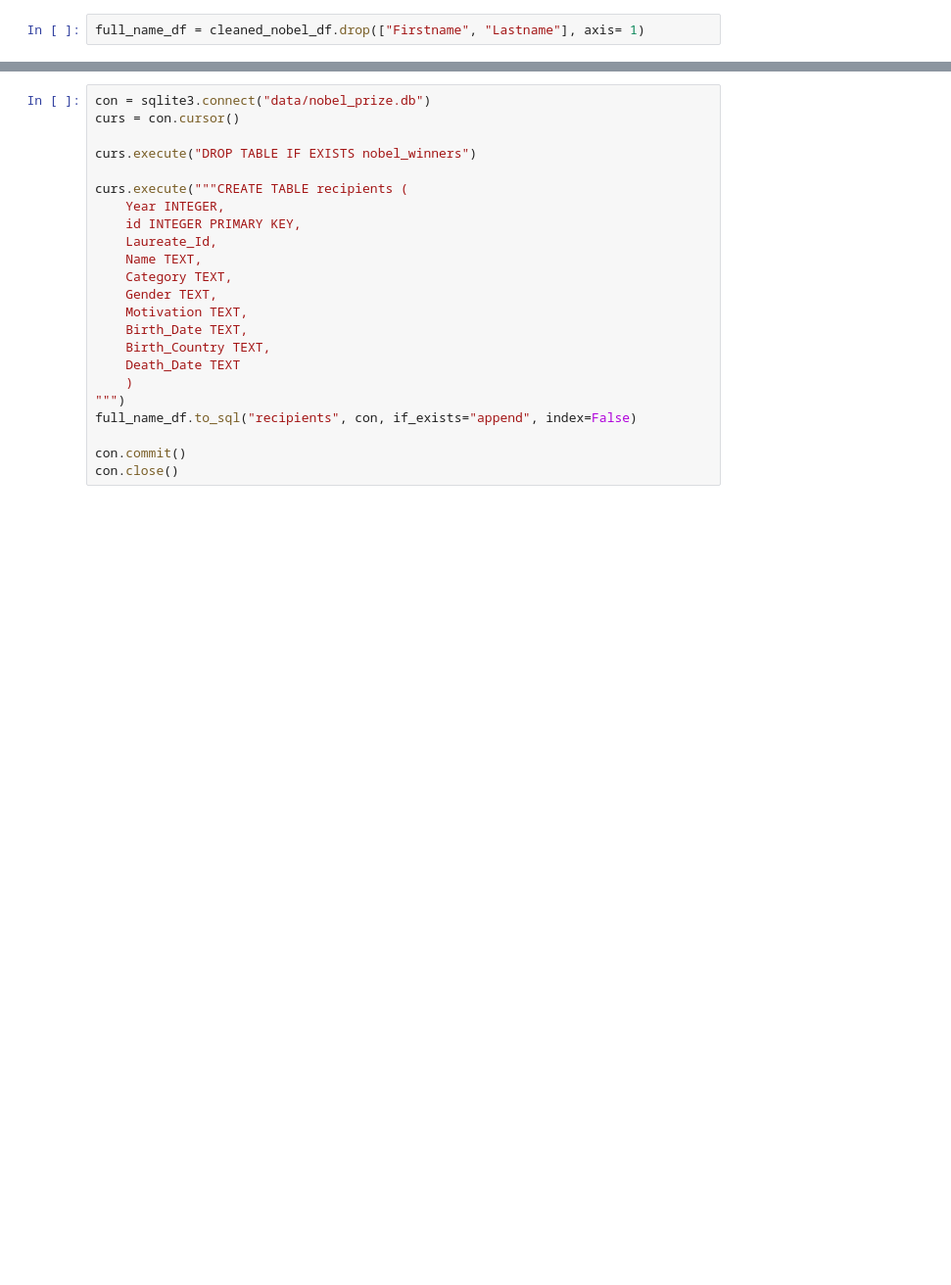
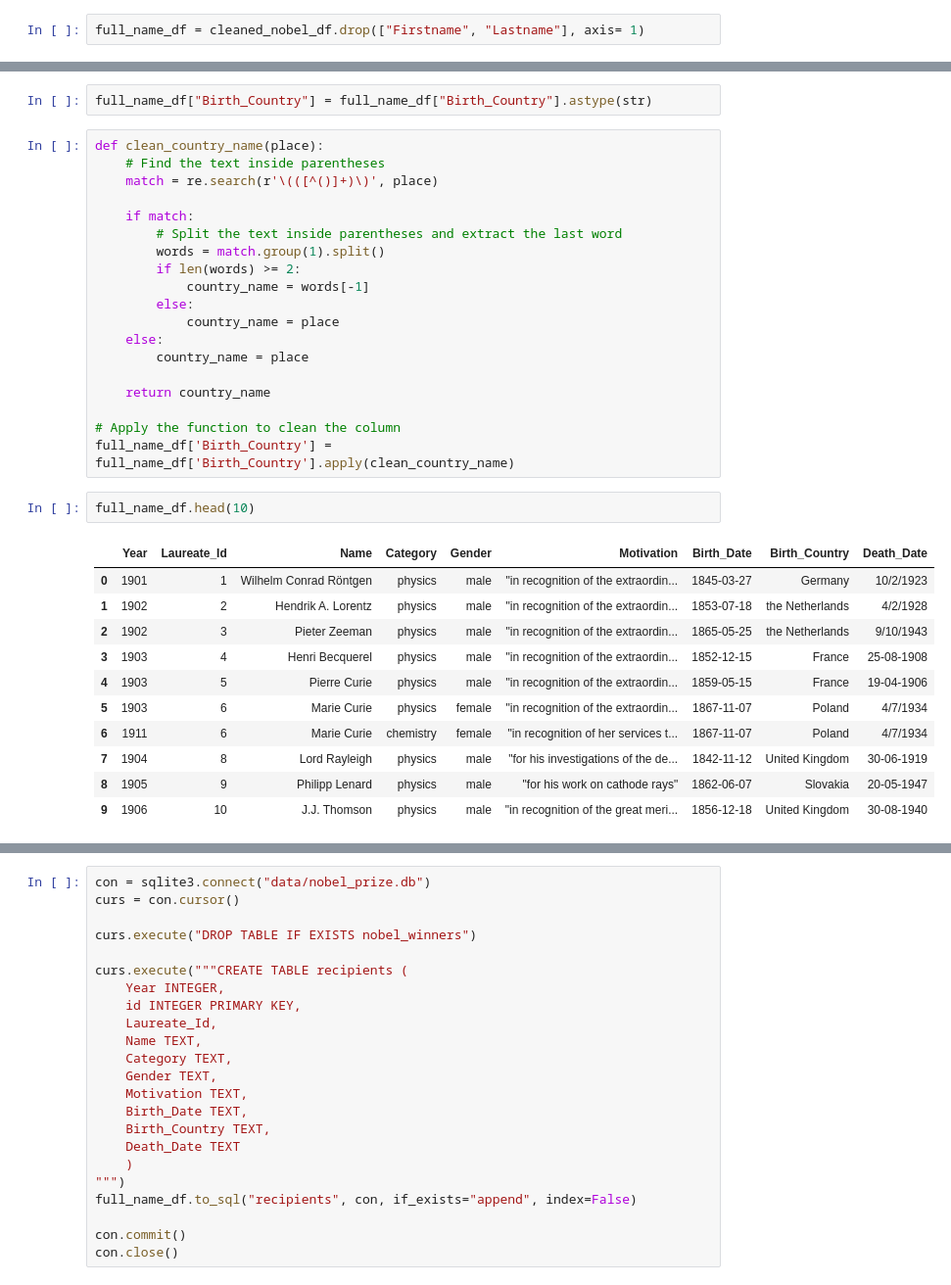
Before and after one commit to jbarbs44/Project-3, a Jupyter notebook: clean_up.ipynb, the cells around one changed output, grey strips where cells are left out. Shown at 98% size. Cells and saved outputs as stored; diff of their text form; blank space fills up the shorter version.

```diff
--- a/clean_up.ipynb
+++ b/clean_up.ipynb
@@ -48,3 +51,38 @@ full_name_df.head(10)
 | 7 | 1904 | 8 | Lord Rayleigh | physics | male | "for his investigations of the de... | 1842-11-12 | United Kingdom | 30-06-1919 |
 | 8 | 1905 | 9 | Philipp Lenard | physics | male | "for his work on cathode rays" | 1862-06-07 | Hungary (now Slovakia) | 20-05-1947 |
 | 9 | 1906 | 10 | J.J. Thomson | physics | male | "in recognition of the great meri... | 1856-12-18 | United Kingdom | 30-08-1940 |
+# %%
+full_name_df["Birth_Country"] = full_name_df["Birth_Country"].astype(str)
+# %%
+def clean_country_name(place):
+    # Find the text inside parentheses
+    match = re.search(r'\(([^()]+)\)', place)
+
+    if match:
+        # Split the text inside parentheses and extract the last word
+        words = match.group(1).split()
+        if len(words) >= 2:
+            country_name = words[-1]
+        else:
+            country_name = place
+    else:
+        country_name = place
+
+    return country_name
+
+# Apply the function to clean the column
+full_name_df['Birth_Country'] = full_name_df['Birth_Country'].apply(clean_country_name)
+# %%
+full_name_df.head(10)
+# %% [output]
+|  | Year | Laureate_Id | Name | Category | Gender | Motivation | Birth_Date | Birth_Country | Death_Date |
+| 0 | 1901 | 1 | Wilhelm Conrad Röntgen | physics | male | "in recognition of the extraordin... | 1845-03-27 | Germany | 10/2/1923 |
+| 1 | 1902 | 2 | Hendrik A. Lorentz | physics | male | "in recognition of the extraordin... | 1853-07-18 | the Netherlands | 4/2/1928 |
+| 2 | 1902 | 3 | Pieter Zeeman | physics | male | "in recognition of the extraordin... | 1865-05-25 | the Netherlands | 9/10/1943 |
+| 3 | 1903 | 4 | Henri Becquerel | physics | male | "in recognition of the extraordin... | 1852-12-15 | France | 25-08-1908 |
+| 4 | 1903 | 5 | Pierre Curie | physics | male | "in recognition of the extraordin... | 1859-05-15 | France | 19-04-1906 |
+| 5 | 1903 | 6 | Marie Curie | physics | female | "in recognition of the extraordin... | 1867-11-07 | Poland | 4/7/1934 |
+| 6 | 1911 | 6 | Marie Curie | chemistry | female | "in recognition of her services t... | 1867-11-07 | Poland | 4/7/1934 |
+| 7 | 1904 | 8 | Lord Rayleigh | physics | male | "for his investigations of the de... | 1842-11-12 | United Kingdom | 30-06-1919 |
+| 8 | 1905 | 9 | Philipp Lenard | physics | male | "for his work on cathode rays" | 1862-06-07 | Slovakia | 20-05-1947 |
+| 9 | 1906 | 10 | J.J. Thomson | physics | male | "in recognition of the great meri... | 1856-12-18 | United Kingdom | 30-08-1940 |
```
Also changed, not shown: parts of 2 cells of this notebook, 4 other files.
